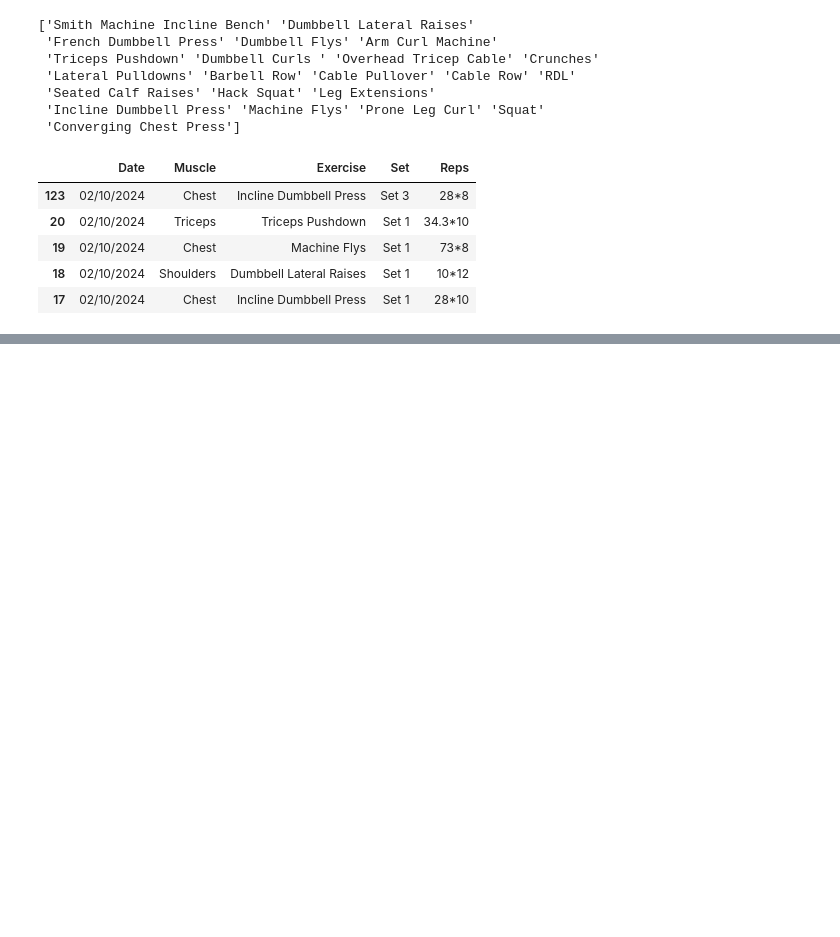
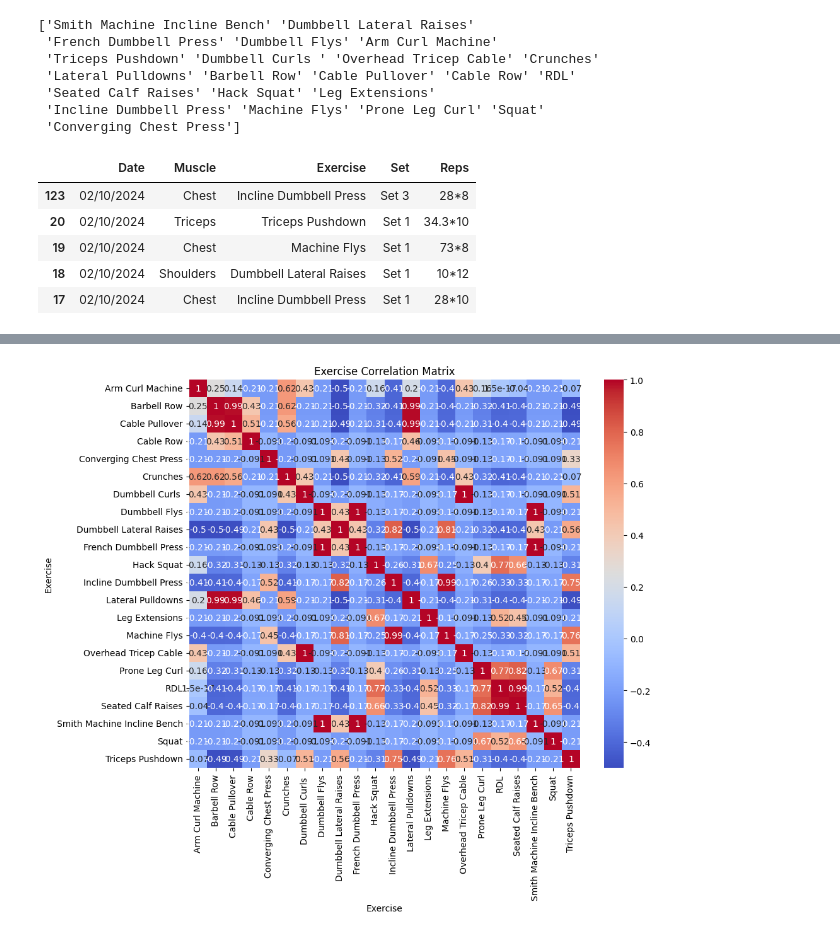
Before and after one commit to matthewlewis123/The-Gym-Files, a Jupyter notebook: notebook.ipynb, the cells around one changed output, grey strips where cells are left out. Saved outputs shown, nothing was run; the diff lists cells and outputs as text; code cells hidden in the pictures; blank space fills up the shorter version.

```diff
--- a/notebook.ipynb
+++ b/notebook.ipynb
@@ -95,0 +118,10 @@ plt.show()
+# %%
+exercise_correlation = pd.crosstab(melted_workouts['Date'], melted_workouts['Exercise'])
+corr_matrix = exercise_correlation.corr()
+
+plt.figure(figsize=(10, 8))
+sns.heatmap(corr_matrix, annot=True, cmap='coolwarm')
+plt.title("Exercise Correlation Matrix")
+plt.show()
+# %% [output]
+[figure, added]
```
Also changed, not shown: parts of 5 cells of this notebook, 1 other file.
